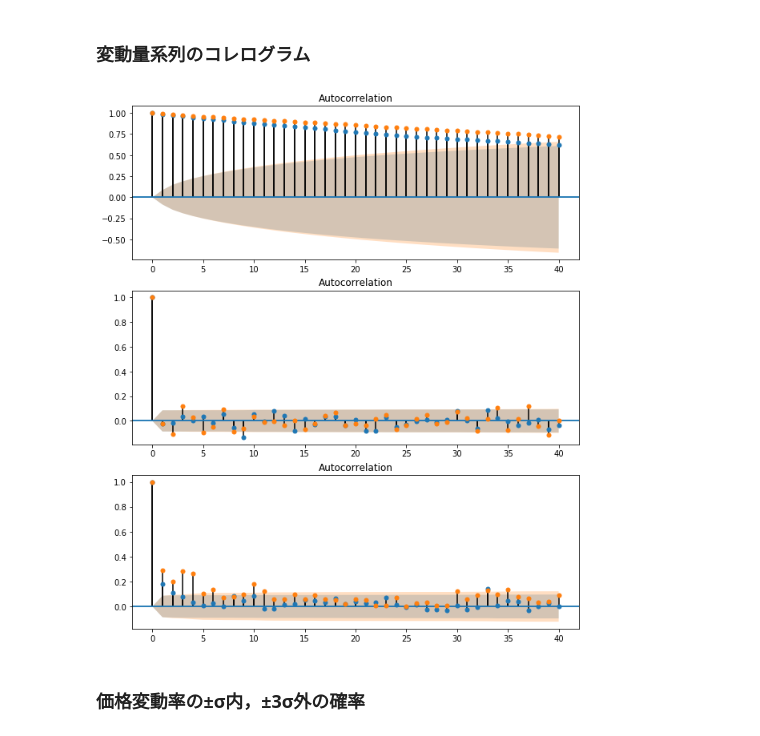
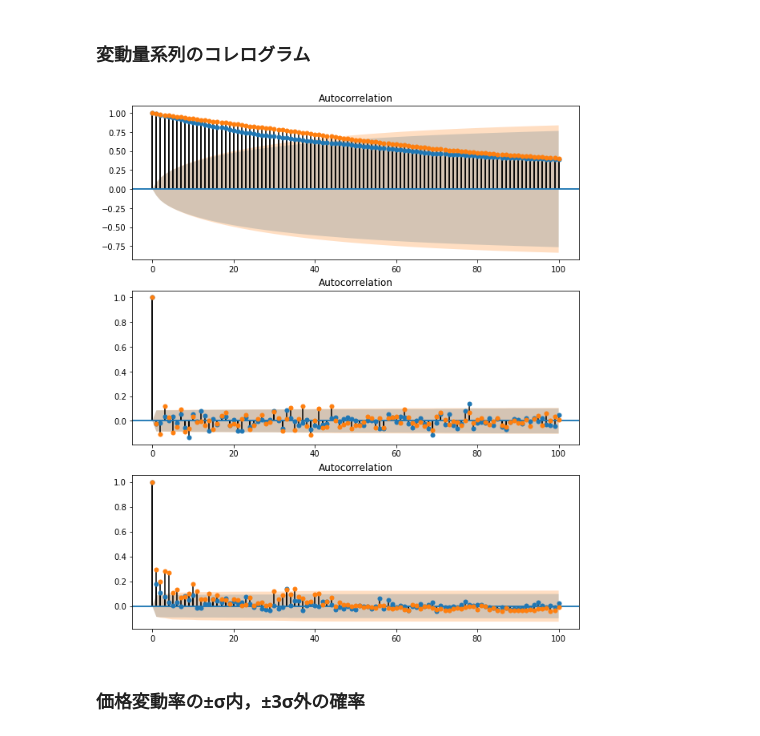
Before and after one commit to puva01/thesis, a Jupyter notebook: getStock.ipynb, the cells around one changed output. Saved outputs shown, nothing was run; the diff lists cells and outputs as text; code cells hidden in the pictures.

```diff
--- a/getStock.ipynb
+++ b/getStock.ipynb
@@ -54,24 +57,24 @@ plt.show()
 # %%
 import statsmodels.api as sm
 import matplotlib.pyplot as plt
 
-LAG = 40
+LAG = 100
 nikkei225_diff2 = nikkei225_diff**2
 sp500_diff2 = sp500_diff**2
 fig = plt.figure(figsize=(10,12))
 ax1 = fig.add_subplot(311)
 ax2 = fig.add_subplot(312)
 ax3 = fig.add_subplot(313)
 #draw correlogram
 sm.graphics.tsa.plot_acf(nikkei225,lags = LAG,ax =ax1) # blew area is 95% confidential interval
 sm.graphics.tsa.plot_acf(sp500,lags = LAG,ax =ax1)
-sm.graphics.tsa.plot_acf(nikkei_diff,lags = LAG,ax =ax2)
+sm.graphics.tsa.plot_acf(nikkei225_diff,lags = LAG,ax =ax2)
 sm.graphics.tsa.plot_acf(sp500_diff,lags = LAG,ax =ax2)
 sm.graphics.tsa.plot_acf(nikkei225_diff2,lags = LAG,ax =ax3)
 sm.graphics.tsa.plot_acf(sp500_diff2,lags = LAG,ax =ax3)
 plt.show()
 # %% [output]
-[figure, old version]
+[figure, new version]
 # %% [markdown]
 ### 価格変動率の±σ内，±3σ外の確率
 # %%
```
Also changed, not shown: parts of 4 cells of this notebook, 2 other files.
